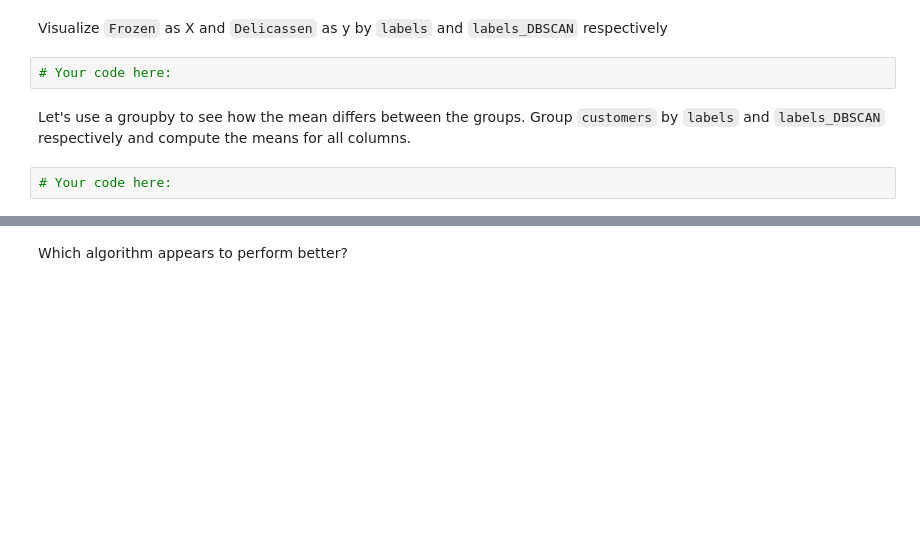
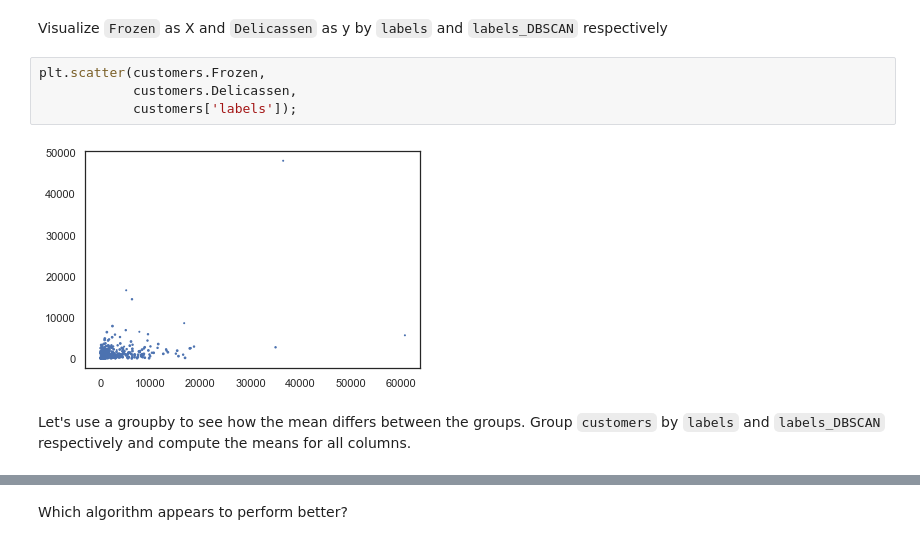
Before and after one commit to Ironhack-Data-Madrid-Marzo-2022/7.4-lab-unsupervised-learning, a Jupyter notebook: your-code/main.ipynb, the cells around one changed output, grey strips where cells are left out. Drawn from its saved outputs; the diff is of its cells as text; blank space fills up the shorter version.

```diff
--- a/your-code/main.ipynb
+++ b/your-code/main.ipynb
@@ -135,8 +261,10 @@ Visualize `Grocery` as X and `Fresh` as y by `labels` and `labels_DBSCAN` respec
 # %% [markdown]
 Visualize `Frozen` as X and `Delicassen` as y by `labels` and `labels_DBSCAN` respectively
-# %%
-# Your code here:
+# %%
+plt.scatter(customers.Frozen,
+            customers.Delicassen,
+            customers['labels']);
+# %% [output]
+[figure, added]
 # %% [markdown]
 Let's use a groupby to see how the mean differs between the groups. Group `customers` by `labels` and `labels_DBSCAN` respectively and compute the means for all columns.
-# %%
-# Your code here:
```
Also changed, not shown: parts of 41 cells of this notebook.
